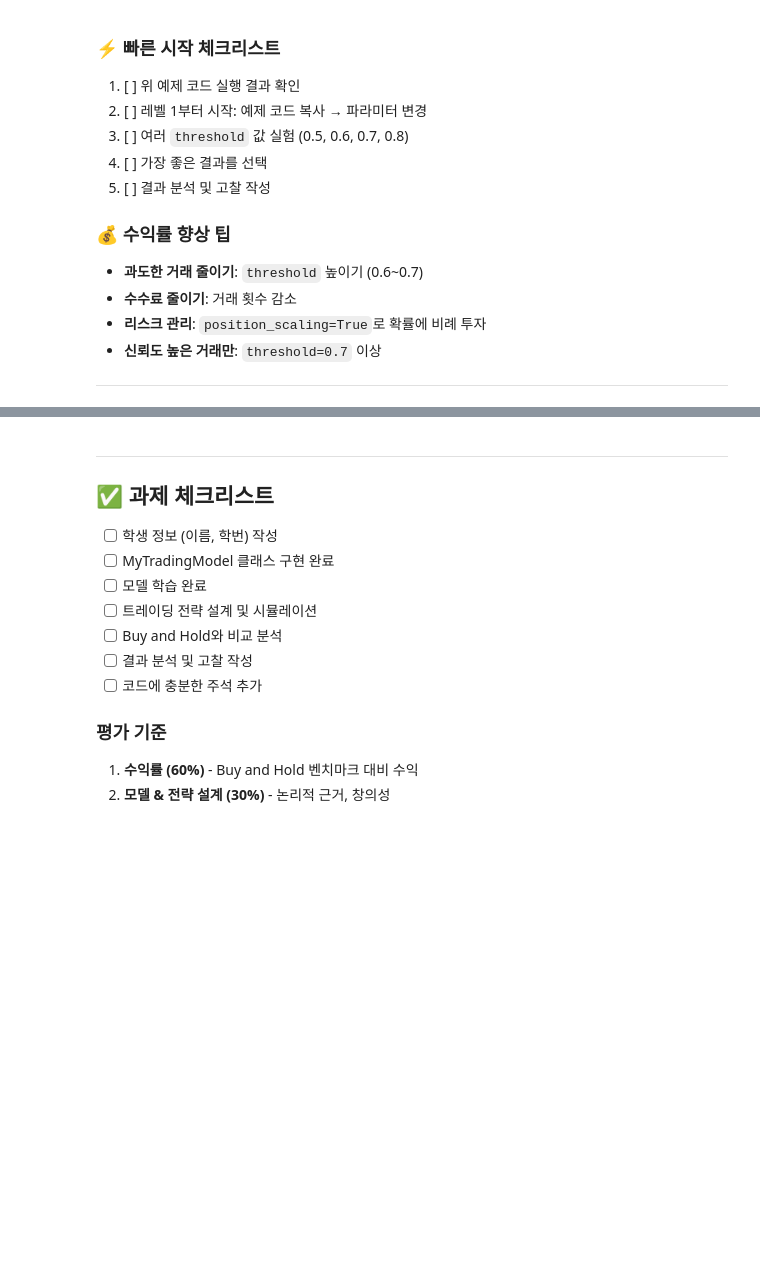
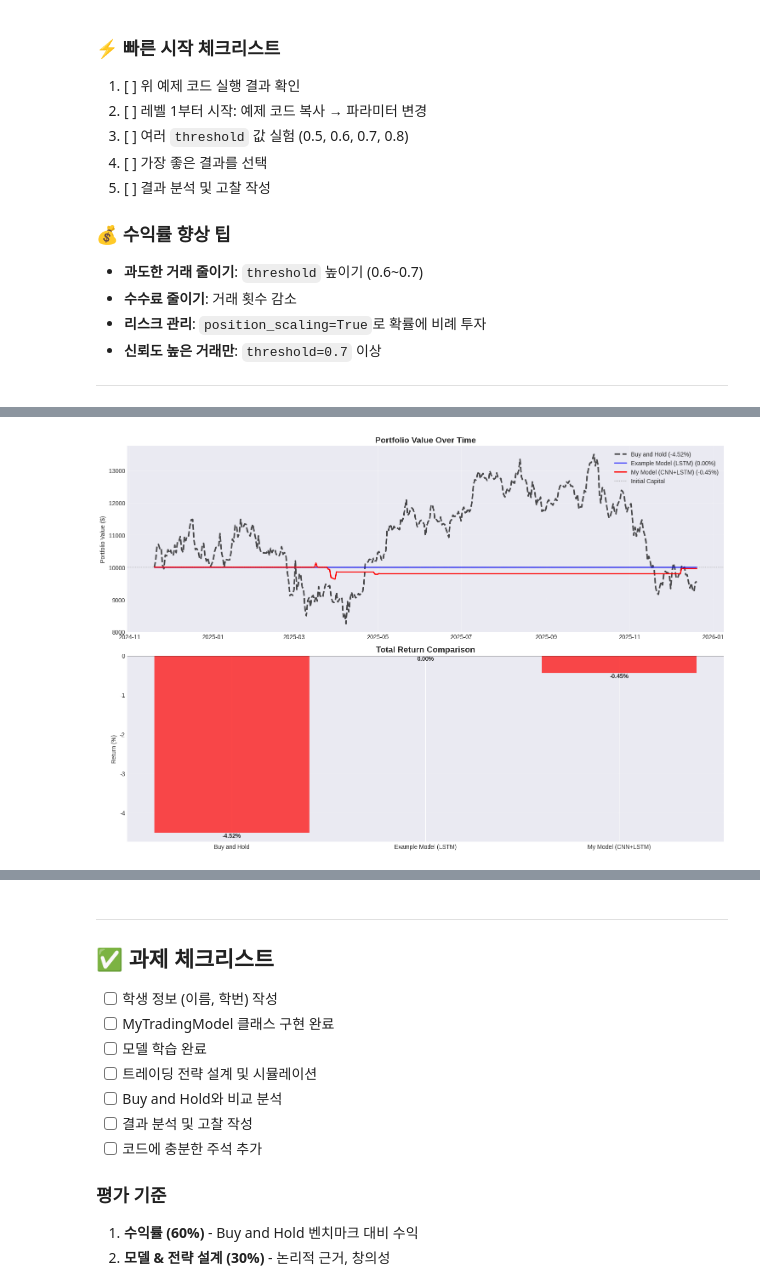
Before and after one commit to ksj41165-ops/TimeSeriesForecastingTest, a Jupyter notebook: assignment_notebook.ipynb, the cells around one changed output, grey strips where cells are left out. Saved outputs shown, nothing was run; the diff lists cells and outputs as text; code cells hidden in the pictures; blank space fills up the shorter version.

```diff
--- a/assignment_notebook.ipynb
+++ b/assignment_notebook.ipynb
@@ -225,13 +225,13 @@ print("✅ DataLoader 생성 완료!")
 - 상승 확률 40% → 투자하지 않음 (현금 보유)
 # %%
 # 예제 모델: LSTM 기반 2-class 분류기
-class ExampleLSTMModel(nn.Module):
+class ExampleModel(nn.Module):
     """
     예제: LSTM 기반 가격 방향 예측 모델
     출력: 상승 확률 (0~1)
     """
     def __init__(self, input_size, hidden_size=64, dropout=0.2):
-        super(ExampleLSTMModel, self).__init__()
+        super(ExampleModel, self).__init__()
 
         self.lstm1 = nn.LSTM(input_size, hidden_size, batch_first=True, num_layers=1)
         self.dropout1 = nn.Dropout(dropout)
@@ -269,7 +269,7 @@ class ExampleLSTMModel(nn.Module):
         return out
 
 # 예제 모델 생성
-example_model = ExampleLSTMModel(
+example_model = ExampleModel(
     input_size=X_train_seq.shape[2],
     hidden_size=64,
     dropout=0.2
@@ -1564,0 +1891,8 @@ class MyTradingModel(nn.Module):
+# %%
+# 테스트 데이터 준비
+test_start_idx = len(btc_features) - len(y_test) + sequence_length
+test_prices_aligned = btc_features["Close"].iloc[test_start_idx:test_start_idx+len(y_test_seq)].squeeze().values
+test_dates_aligned = btc_features.index[test_start_idx:test_start_idx+len(y_test_seq)]
+
+print(f"테스트 기간: {test_dates_aligned[0]} ~ {test_dates_aligned[-1]}")
+print(f"테스트 샘플 수: {len(test_prices_aligned)}")
@@ -1565,38 +1967,40 @@ class MyTradingModel(nn.Module):
 # %%
 # TODO: 최종 결과 비교 (주석 해제 후 사용)
 
-# fig, axes = plt.subplots(2, 1, figsize=(15, 10))
+fig, axes = plt.subplots(2, 1, figsize=(15, 10))
 
-# # 포트폴리오 가치
-# axes[0].plot(test_dates_aligned, buy_hold_portfolio,
-#             label=f"Buy and Hold ({buy_hold_return:.2f}%)",
-#             linewidth=2.5, linestyle="--", color="black", alpha=0.7)
-# axes[0].plot(test_dates_aligned, example_result_prob["portfolio_values"],
-#             label=f"Example Model ({example_result_prob['total_return']:.2f}%)",
-#             linewidth=2, color="blue", alpha=0.7)
-# axes[0].plot(test_dates_aligned, my_result["portfolio_values"],
-#             label=f"My Model ({my_result['total_return']:.2f}%)",
-#             linewidth=2, color="red")
-# axes[0].axhline(y=10000, color="gray", linestyle=":", linewidth=1, label="Initial Capital")
-# axes[0].set_title("Portfolio Value Over Time", fontsize=14, fontweight="bold")
-# axes[0].set_ylabel("Portfolio Value ($)")
-# axes[0].legend()
-# axes[0].grid(True, alpha=0.3)
+# 포트폴리오 가치
+axes[0].plot(test_dates_aligned, buy_hold_portfolio,
+            label=f"Buy and Hold ({buy_hold_return:.2f}%)",
+            linewidth=2.5, linestyle="--", color="black", alpha=0.7)
+axes[0].plot(test_dates_aligned, example_result_prob["portfolio_values"],
+            label=f"Example Model (LSTM) ({example_result_prob['total_return']:.2f}%)",
+            linewidth=2, color="blue", alpha=0.7)
+axes[0].plot(test_dates_aligned, my_result["portfolio_values"],
+            label=f"My Model (CNN+LSTM) ({my_result['total_return']:.2f}%)",
+            linewidth=2, color="red")
+axes[0].axhline(y=10000, color="gray", linestyle=":", linewidth=1, label="Initial Capital")
+axes[0].set_title("Portfolio Value Over Time", fontsize=14, fontweight="bold")
+axes[0].set_ylabel("Portfolio Value ($)")
+axes[0].legend()
+axes[0].grid(True, alpha=0.3)
 
-# # 수익률 비교
-# strategies = ["Buy and Hold", "Example Model", "My Model"]
-# returns = [buy_hold_return, example_result_prob['total_return'], my_result['total_return']]
-# colors = ['green' if r > 0 else 'red' for r in returns]
+# 수익률 비교
+strategies = ["Buy and Hold", "Example Model (LSTM)", "My Model (CNN+LSTM)"]
+returns = [buy_hold_return, example_result_prob['total_return'], my_result['total_return']]
+colors = ['green' if r > 0 else 'red' for r in returns]
 
-# axes[1].bar(strategies, returns, color=colors, alpha=0.7)
-# axes[1].axhline(y=0, color="black", linestyle="-", linewidth=1)
-# axes[1].set_title("Total Return Comparison", fontsize=14, fontweight="bold")
-# axes[1].set_ylabel("Return (%)")
-# axes[1].grid(axis="y", alpha=0.3)
+axes[1].bar(strategies, returns, color=colors, alpha=0.7)
+axes[1].axhline(y=0, color="black", linestyle="-", linewidth=1)
+axes[1].set_title("Total Return Comparison", fontsize=14, fontweight="bold")
+axes[1].set_ylabel("Return (%)")
+axes[1].grid(axis="y", alpha=0.3)
 
-# for i, (strategy, ret) in enumerate(zip(strategies, returns)):
-#     axes[1].text(i, ret, f'{ret:.2f}%', ha='center',
-#                 va='bottom' if ret > 0 else 'top', fontweight='bold')
+for i, (strategy, ret) in enumerate(zip(strategies, returns)):
+    axes[1].text(i, ret, f'{ret:.2f}%', ha='center',
+                va='bottom' if ret > 0 else 'top', fontweight='bold')
 
-# plt.tight_layout()
-# plt.show()
+plt.tight_layout()
+plt.show()
+# %% [output]
+[figure, added]
```
Also changed, not shown: parts of 21 cells of this notebook.
